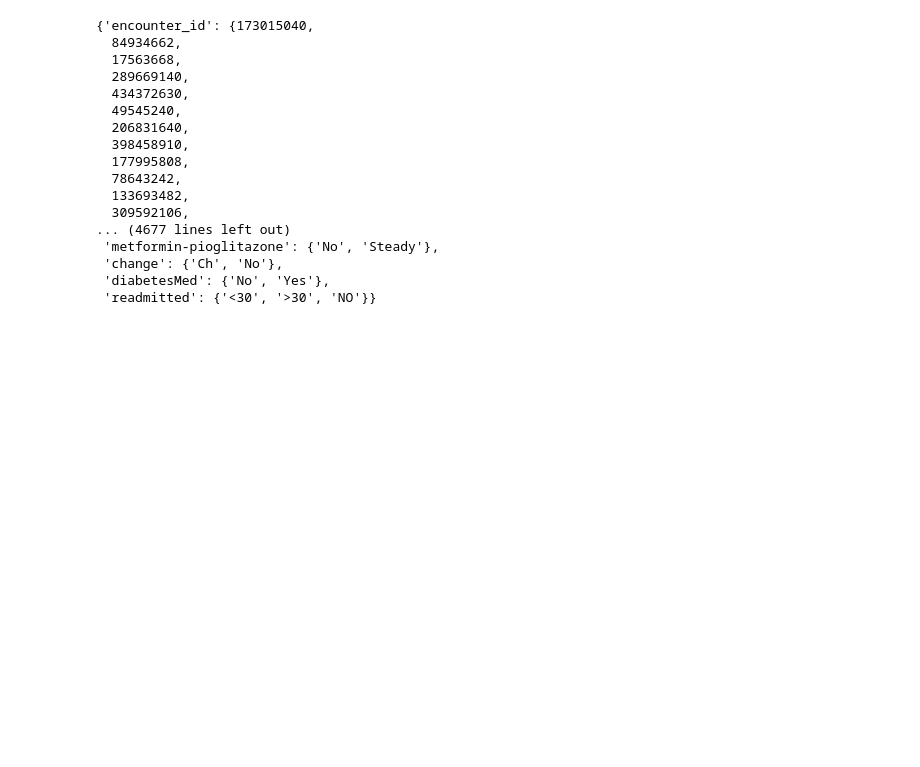
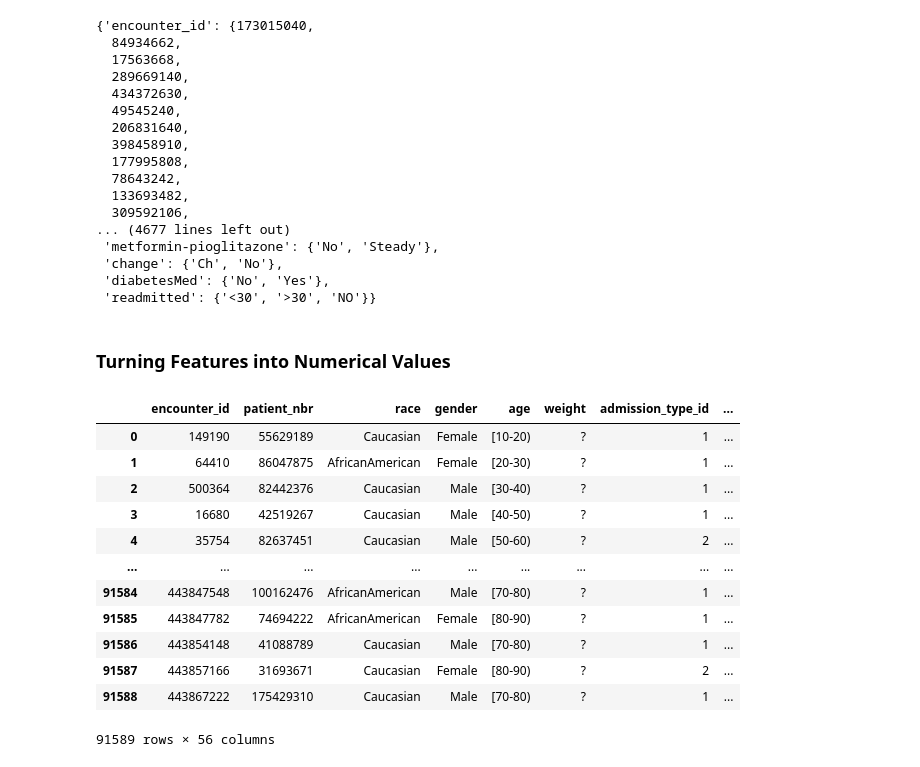
Before and after one commit to levon-d/BENG0095_Coursework, a Jupyter notebook: notebooks/main.ipynb, the cells around one changed output. Cells and saved outputs as stored; diff of their text form; code cells hidden in the pictures; blank space fills up the shorter version.

Commit message:
binarizing fearues (race)

```diff
--- a/notebooks/main.ipynb
+++ b/notebooks/main.ipynb
@@ -74,3 +74,32 @@ column_values
  'change': {'Ch', 'No'},
  'diabetesMed': {'No', 'Yes'},
  'readmitted': {'<30', '>30', 'NO'}}
+# %% [markdown]
+### Turning Features into Numerical Values
+# %%
+for value in column_values["race"]:
+    if value == "?":
+        value = "unknown_race"
+    train_df[value] = (train_df["race"] == value).astype(int)
+
+# train_df["Asian"]
+# train_df["Caucasian"]
+# train_df["Hispanic"]
+# train_df["Other"]
+# train_df["Unknown Race"]
+# %%
+train_df
+# %% [output]
+|  | encounter_id | patient_nbr | race | gender | age | weight | admission_type_id | ... |
+| 0 | 149190 | 55629189 | Caucasian | Female | [10-20) | ? | 1 | ... |
+| 1 | 64410 | 86047875 | AfricanAmerican | Female | [20-30) | ? | 1 | ... |
+| 2 | 500364 | 82442376 | Caucasian | Male | [30-40) | ? | 1 | ... |
+| 3 | 16680 | 42519267 | Caucasian | Male | [40-50) | ? | 1 | ... |
+| 4 | 35754 | 82637451 | Caucasian | Male | [50-60) | ? | 2 | ... |
+| ... | ... | ... | ... | ... | ... | ... | ... | ... |
+| 91584 | 443847548 | 100162476 | AfricanAmerican | Male | [70-80) | ? | 1 | ... |
+| 91585 | 443847782 | 74694222 | AfricanAmerican | Female | [80-90) | ? | 1 | ... |
+| 91586 | 443854148 | 41088789 | Caucasian | Male | [70-80) | ? | 1 | ... |
+| 91587 | 443857166 | 31693671 | Caucasian | Female | [80-90) | ? | 2 | ... |
+| 91588 | 443867222 | 175429310 | Caucasian | Male | [70-80) | ? | 1 | ... |
+91589 rows × 56 columns
```
Also changed, not shown: parts of 1 cell of this notebook.
